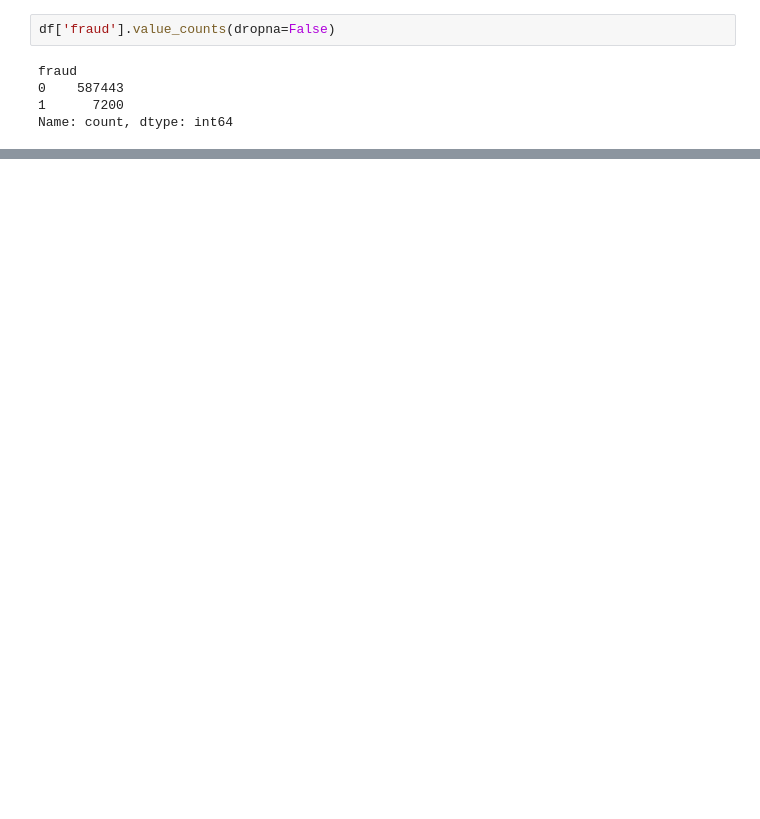
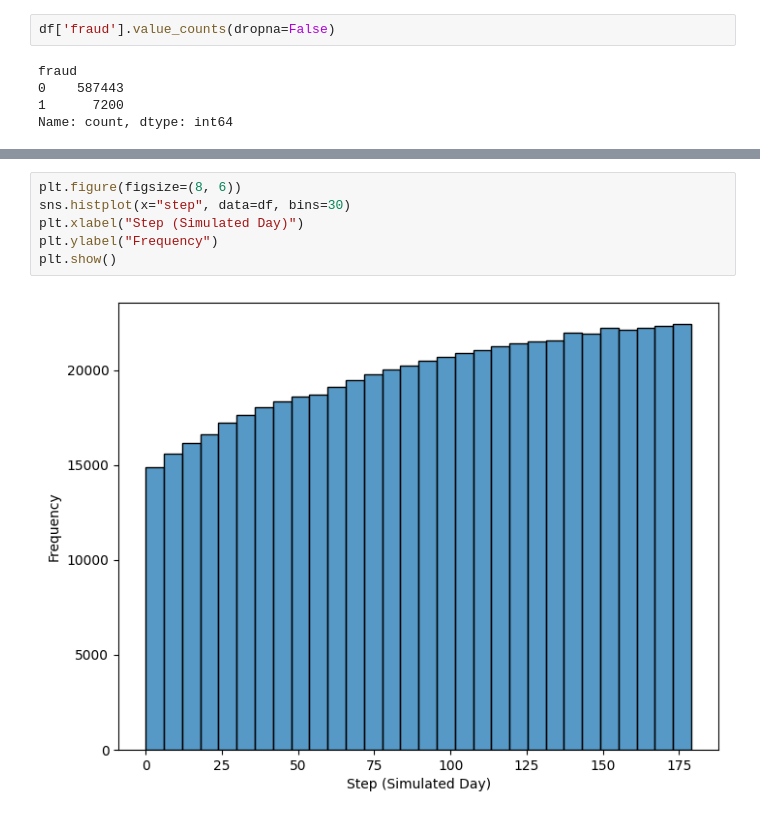
Before and after one commit to Ashwini8686/financial-transaction-fraud-detection, a Jupyter notebook: Notebook/Fraud_detection.ipynb, the cells around one changed output, grey strips where cells are left out. Drawn from its saved outputs; the diff is of its cells as text; blank space fills up the shorter version.

```diff
--- a/Notebook/Fraud_detection.ipynb
+++ b/Notebook/Fraud_detection.ipynb
@@ -206,0 +454,8 @@ Name: count, dtype: int64
+# %%
+plt.figure(figsize=(8, 6))
+sns.histplot(x="step", data=df, bins=30)
+plt.xlabel("Step (Simulated Day)")
+plt.ylabel("Frequency")
+plt.show()
+# %% [output]
+[figure, added]
```
Also changed, not shown: parts of 41 cells of this notebook.
